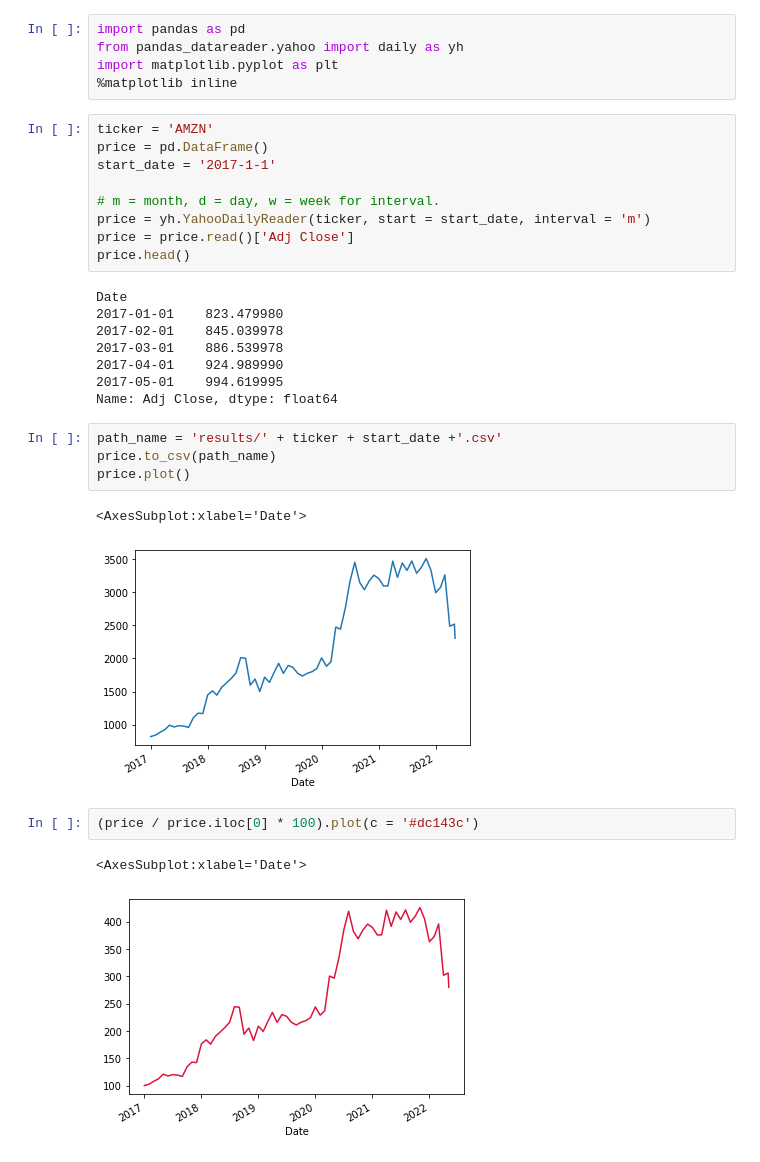
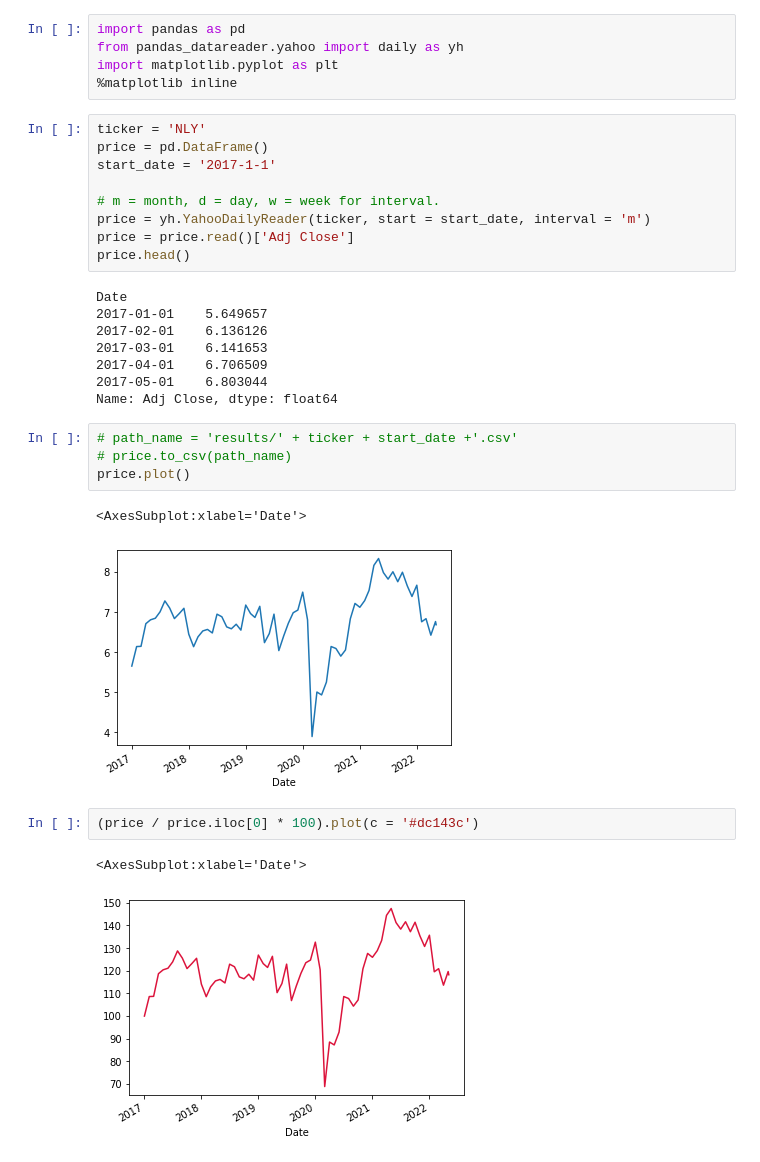
Before and after one commit to KuoLiang-hub/simulate-efficient-frontier-3tickers, a Jupyter notebook: constanct-inv.ipynb, the cells around one changed output. Cells and saved outputs as stored; diff of their text form.

```diff
--- a/constanct-inv.ipynb
+++ b/constanct-inv.ipynb
@@ -4,7 +4,7 @@ from pandas_datareader.yahoo import daily as yh
 import matplotlib.pyplot as plt
 %matplotlib inline
 # %%
-ticker = 'AMZN'
+ticker = 'NLY'
 price = pd.DataFrame()
 start_date = '2017-1-1'
 
@@ -14,24 +14,24 @@ price = price.read()['Adj Close']
 price.head()
 # %% [output]
 Date
-2017-01-01    823.479980
-2017-02-01    845.039978
-2017-03-01    886.539978
-2017-04-01    924.989990
-2017-05-01    994.619995
+2017-01-01    5.649657
+2017-02-01    6.136126
+2017-03-01    6.141653
+2017-04-01    6.706509
+2017-05-01    6.803044
 Name: Adj Close, dtype: float64
 # %%
-path_name = 'results/' + ticker + start_date +'.csv'
-price.to_csv(path_name)
+# path_name = 'results/' + ticker + start_date +'.csv'
+# price.to_csv(path_name)
 price.plot()
 # %% [output]
 <AxesSubplot:xlabel='Date'>
-[figure, old version]
+[figure, new version]
 # %%
 (price / price.iloc[0] * 100).plot(c = '#dc143c')
 # %% [output]
 <AxesSubplot:xlabel='Date'>
-[figure, old version]
+[figure, new version]
 # %%
 contribution = sum(price)
 value = len(price) * price[-1]
```
Also changed, not shown: parts of 1 cell of this notebook, 1 other file.
